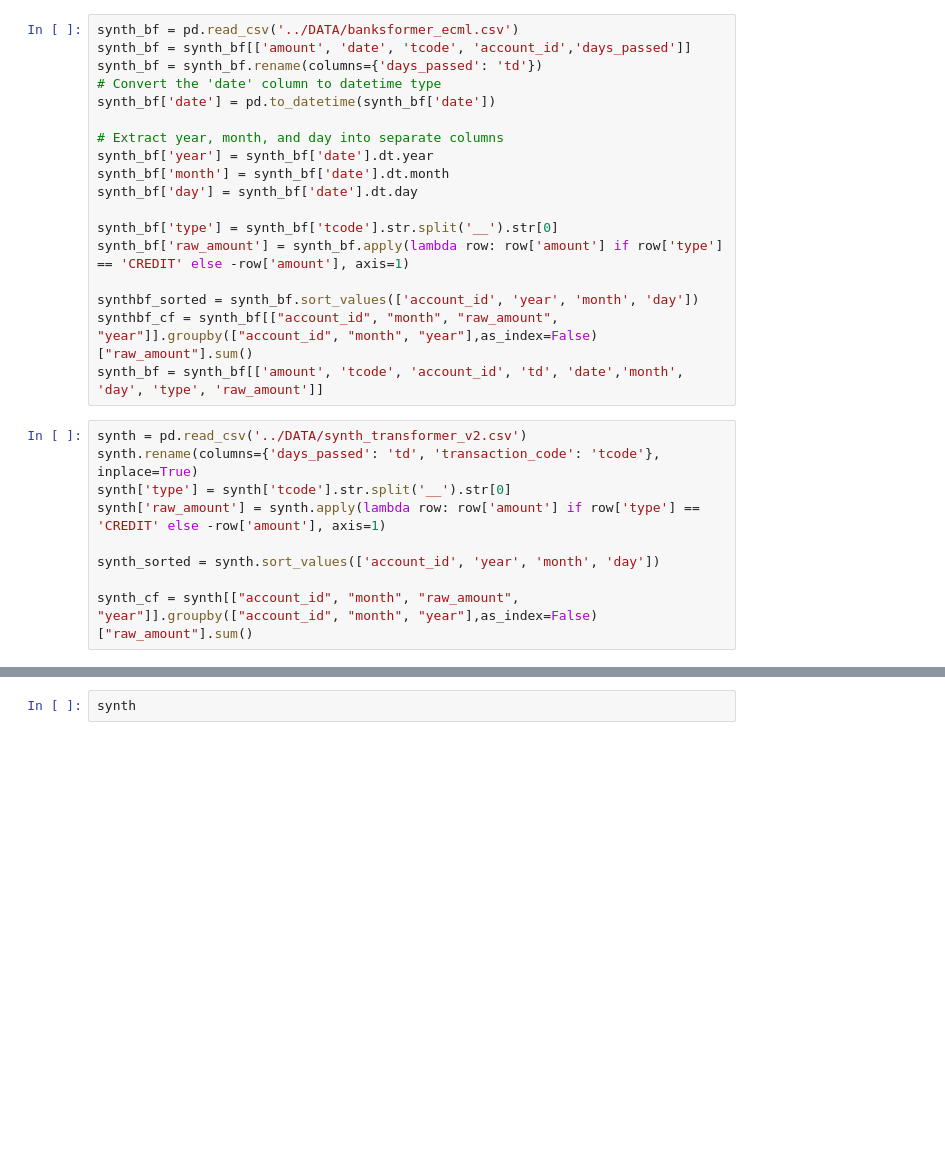
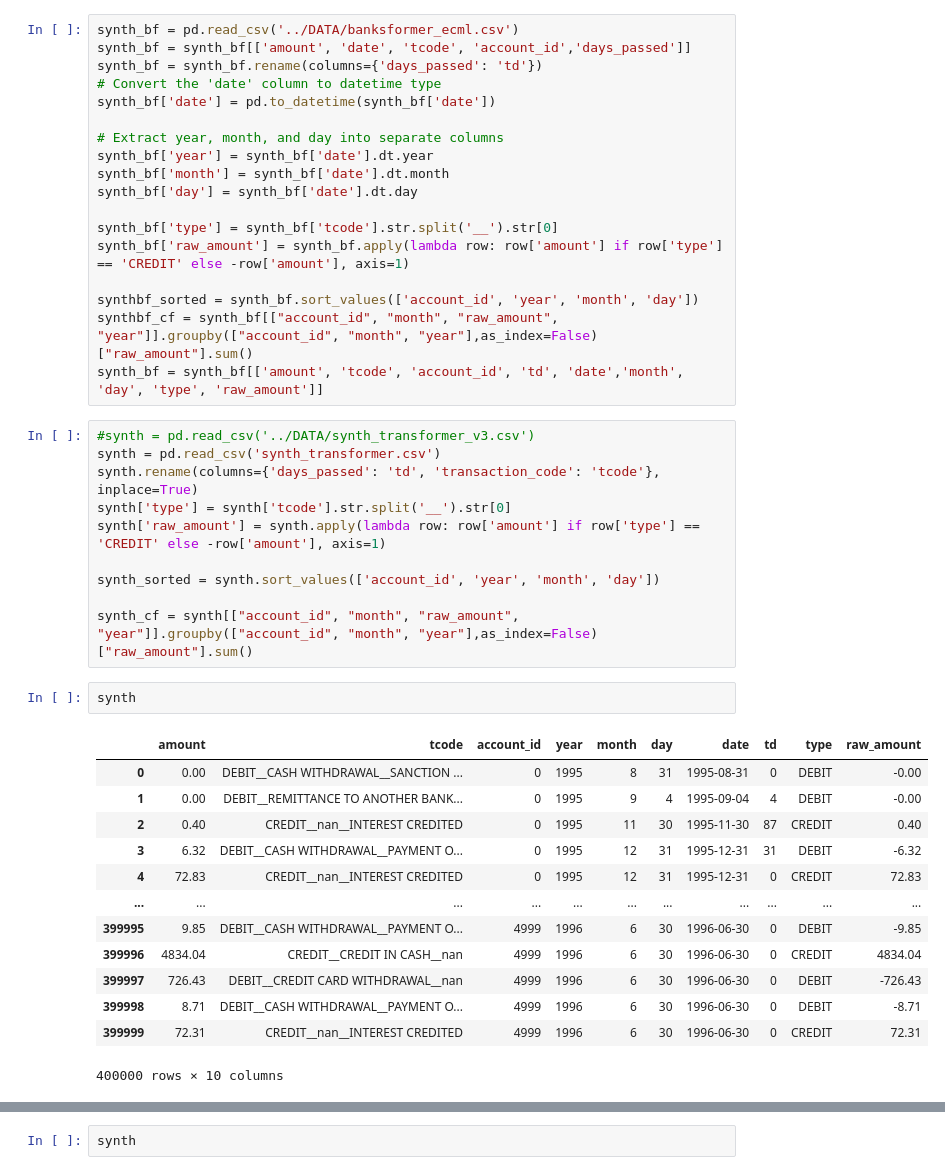
Before and after one commit to Hamideh-Mehri/Banksformer, a Jupyter notebook: First.ipynb, the cells around one changed output, grey strips where cells are left out. Saved outputs shown, nothing was run; the diff lists cells and outputs as text; blank space fills up the shorter version.

```diff
--- a/First.ipynb
+++ b/First.ipynb
@@ -58,7 +60,8 @@ synthbf_sorted = synth_bf.sort_values(['account_id', 'year', 'month', 'day'])
 synthbf_cf = synth_bf[["account_id", "month", "raw_amount", "year"]].groupby(["account_id", "month", "year"],as_index=False)["raw_amount"].sum()
 synth_bf = synth_bf[['amount', 'tcode', 'account_id', 'td', 'date','month', 'day', 'type', 'raw_amount']]
 # %%
-synth = pd.read_csv('../DATA/synth_transformer_v2.csv')
+#synth = pd.read_csv('../DATA/synth_transformer_v3.csv')
+synth = pd.read_csv('synth_transformer.csv')
 synth.rename(columns={'days_passed': 'td', 'transaction_code': 'tcode'}, inplace=True)
 synth['type'] = synth['tcode'].str.split('__').str[0]
 synth['raw_amount'] = synth.apply(lambda row: row['amount'] if row['type'] == 'CREDIT' else -row['amount'], axis=1)
@@ -66,6 +69,22 @@ synth['raw_amount'] = synth.apply(lambda row: row['amount'] if row['type'] == 'C
 synth_sorted = synth.sort_values(['account_id', 'year', 'month', 'day'])
 
 synth_cf = synth[["account_id", "month", "raw_amount", "year"]].groupby(["account_id", "month", "year"],as_index=False)["raw_amount"].sum()
+# %%
+synth
+# %% [output]
+|  | amount | tcode | account_id | year | month | day | date | td | type | raw_amount |
+| 0 | 0.00 | DEBIT__CASH WITHDRAWAL__SANCTION ... | 0 | 1995 | 8 | 31 | 1995-08-31 | 0 | DEBIT | -0.00 |
+| 1 | 0.00 | DEBIT__REMITTANCE TO ANOTHER BANK... | 0 | 1995 | 9 | 4 | 1995-09-04 | 4 | DEBIT | -0.00 |
+| 2 | 0.40 | CREDIT__nan__INTEREST CREDITED | 0 | 1995 | 11 | 30 | 1995-11-30 | 87 | CREDIT | 0.40 |
+| 3 | 6.32 | DEBIT__CASH WITHDRAWAL__PAYMENT O... | 0 | 1995 | 12 | 31 | 1995-12-31 | 31 | DEBIT | -6.32 |
+| 4 | 72.83 | CREDIT__nan__INTEREST CREDITED | 0 | 1995 | 12 | 31 | 1995-12-31 | 0 | CREDIT | 72.83 |
+| ... | ... | ... | ... | ... | ... | ... | ... | ... | ... | ... |
+| 399995 | 9.85 | DEBIT__CASH WITHDRAWAL__PAYMENT O... | 4999 | 1996 | 6 | 30 | 1996-06-30 | 0 | DEBIT | -9.85 |
+| 399996 | 4834.04 | CREDIT__CREDIT IN CASH__nan | 4999 | 1996 | 6 | 30 | 1996-06-30 | 0 | CREDIT | 4834.04 |
+| 399997 | 726.43 | DEBIT__CREDIT CARD WITHDRAWAL__nan | 4999 | 1996 | 6 | 30 | 1996-06-30 | 0 | DEBIT | -726.43 |
+| 399998 | 8.71 | DEBIT__CASH WITHDRAWAL__PAYMENT O... | 4999 | 1996 | 6 | 30 | 1996-06-30 | 0 | DEBIT | -8.71 |
+| 399999 | 72.31 | CREDIT__nan__INTEREST CREDITED | 4999 | 1996 | 6 | 30 | 1996-06-30 | 0 | CREDIT | 72.31 |
+400000 rows × 10 columns
 # %%
 # Wasserstein-1 distances for univariate amount (Amt) and Cash Flow
 # the column names of continous features
```
Also changed, not shown: parts of 5 cells of this notebook, 12 other files.
